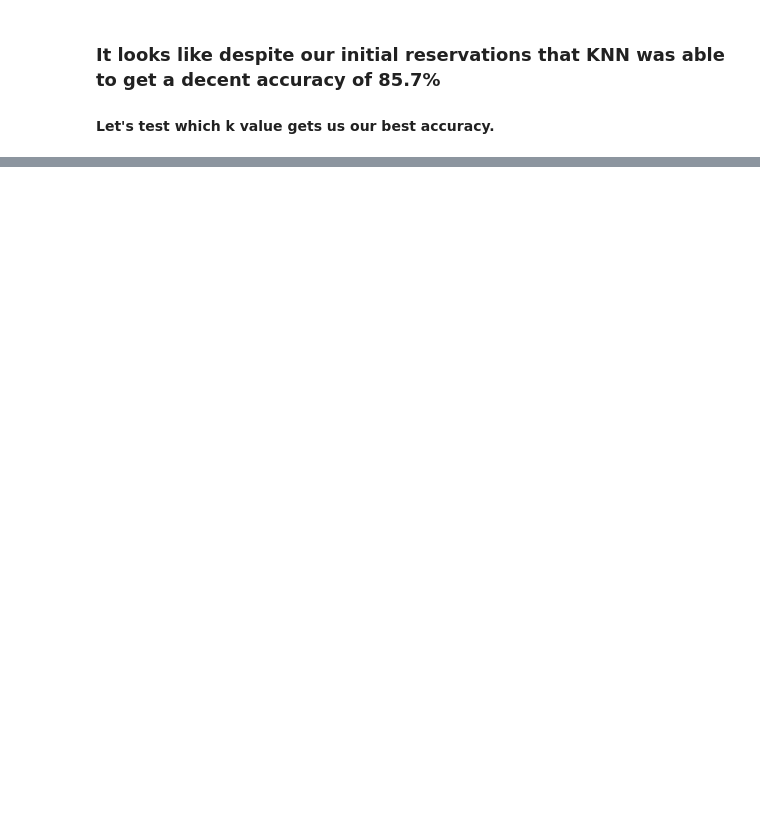
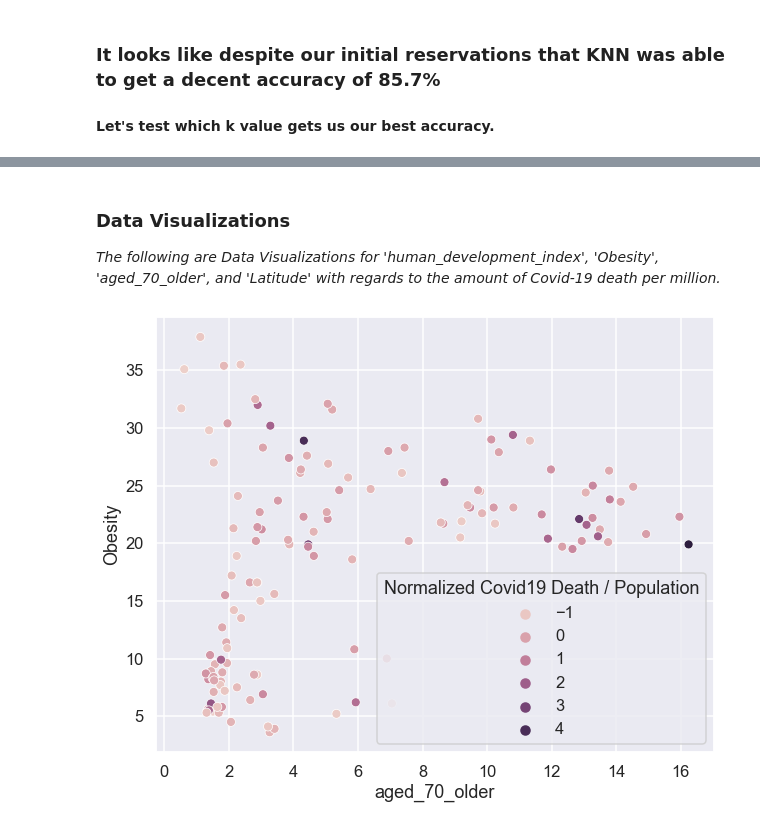
Before and after one commit to chrisweilacker/CovidMachineLearningProject, a Jupyter notebook: CovidMLProject.ipynb, the cells around one changed output, grey strips where cells are left out. Cells and saved outputs as stored; diff of their text form; code cells hidden in the pictures; blank space fills up the shorter version.

Commit message:
Updated Jupyter Notebook with more ML and Visualizations

```diff
--- a/CovidMLProject.ipynb
+++ b/CovidMLProject.ipynb
@@ -99,9 +99,10 @@ corr = df[['Covid-19 Mortality Ratio', 'Perc65Over', 'Obesity', 'Life_Expectancy
 # We might need to create a categorical column for mortality whether it is high risk or not
 # and see if an ML algorithm such as KNN can use the obesity and Over 65 Population to
 # categorize the data would be more accurate. We used the normalization of the Mortality-Ratio with
-# all mortality ratio's above one standard deviation as being considered High Risk.
+# all mortality ratio's above 0.65 standard deviations as being considered High Risk, which equals about
+# 25% of the worst cases.
 
-df['HighRisk'] = zscore(df['Covid-19 Mortality Ratio']) > 1
+df['HighRisk'] = zscore(df['Covid-19 Mortality Ratio']) > 0.65
 df['NormCovid19Mortality'] = zscore(df['Covid-19 Mortality Ratio'])
 
 corr.style.background_gradient(cmap='coolwarm')
@@ -223,0 +233,17 @@ https://github.com/owid/covid-19-data/blob/master/public/data/owid-covid-codeboo
+# %%
+#Get the One World in Data Dataset
+owidDF = pd.read_csv('https://raw.githubusercontent.com/chrisweilacker/CovidMachineLearningProject/master/owid-covid-latest.csv', index_col=0)
+owidDF.rename(columns={'location': 'Country'}, inplace=True)
+#Bring in the interesting features from the Dataset
+df = df.merge(owidDF[['Country', 'total_deaths_per_million',
+                      'cardiovasc_death_rate', 'diabetes_prevalence', 'human_development_index', 'population_density',
+                      'aged_70_older']], how='inner')
+
+# 'human_development_index' A composite index measuring average achievement in three basic dimensions of human development—a long and healthy life, knowledge and a decent standard of living. Values for 2019, imported from http://hdr.undp.org/en/indicators/137506
+# 'aged_70_older' Share of the population that is 70 years and older in 2015
+# 'population_density' Number of people divided by land area, measured in square kilometers, most recent year available
+# 'total_deaths_per_million' Total deaths attributed to COVID-19 per 1,000,000 people
+
+
+#We note there are some more Null values once we have these features.
+print(df.info())
@@ -223,0 +287,3 @@ https://github.com/owid/covid-19-data/blob/master/public/data/owid-covid-codeboo
+# %%
+df['HighRisk'] = zscore(df['total_deaths_per_million']) > 0.65
+df['Normalized Covid19 Death / Population'] = zscore(df['Covid-19 Mortality Ratio'])
@@ -223,0 +358,8 @@ https://github.com/owid/covid-19-data/blob/master/public/data/owid-covid-codeboo
+# %% [markdown]
+### Data Visualizations
+
+_The following are Data Visualizations for 'human_development_index', 'Obesity', 'aged_70_older', and 'Latitude' with regards to the amount of Covid-19 death per million._
+# %%
+sns.scatterplot(data=df, x='aged_70_older', y='Obesity', hue='Normalized Covid19 Death / Population');
+# %% [output]
+[figure, added]
```
Also changed, not shown: parts of 24 cells of this notebook, 1 other file.
